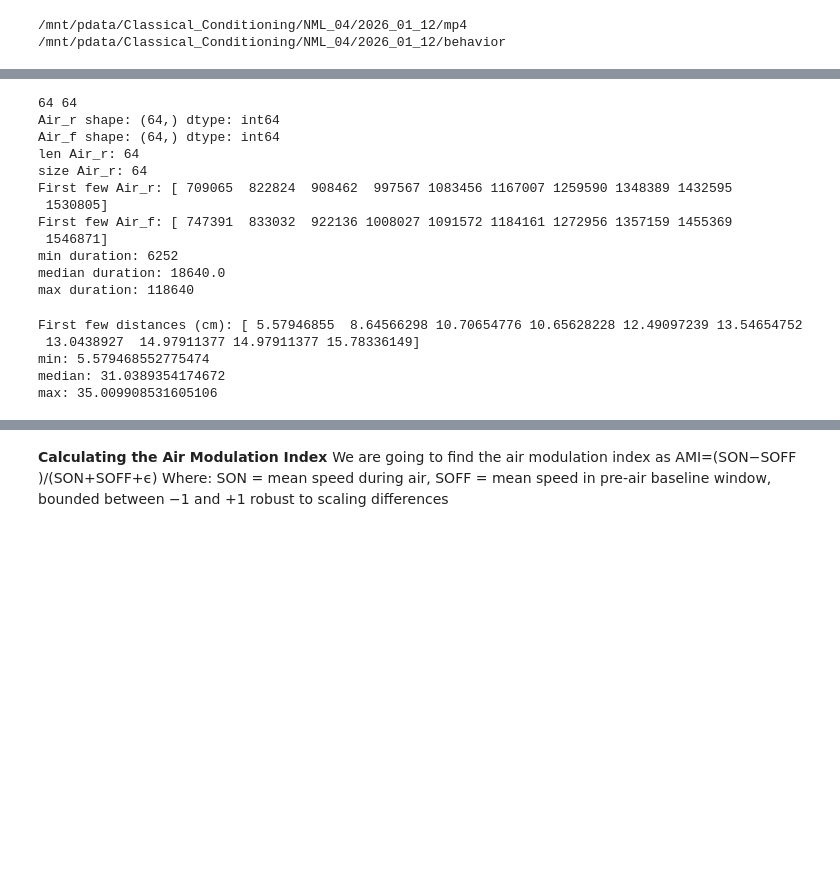
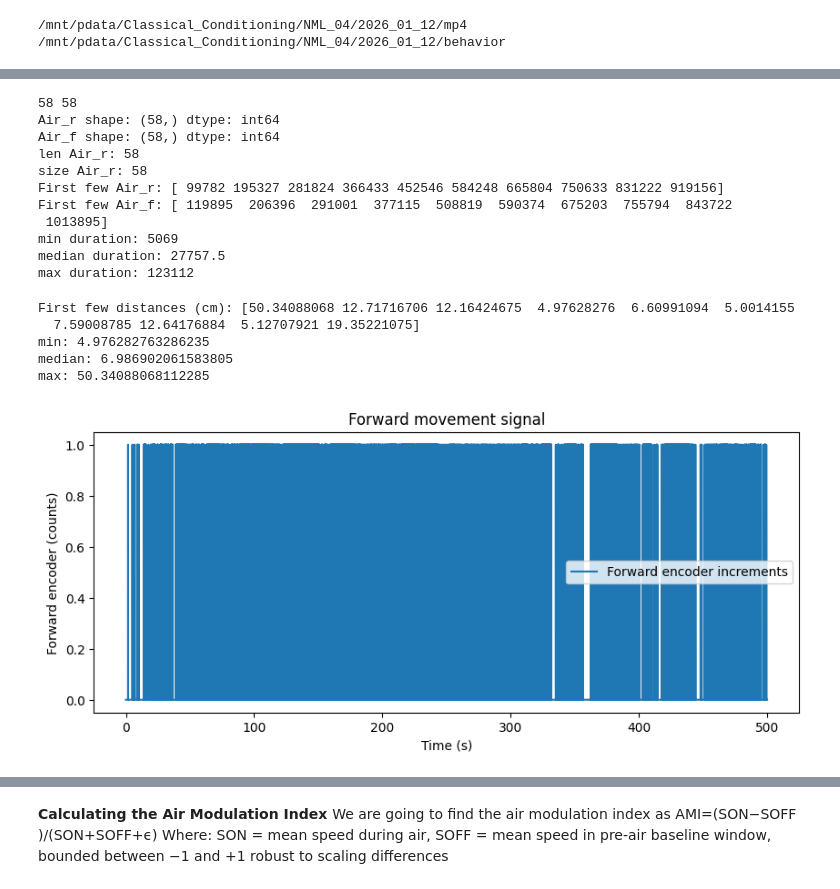
Before and after one commit to neuromomentumlab/Classical_Conditioning_Air_Wheel, a Jupyter notebook: Python/notebooks/main_runner.ipynb, the cells around one changed output, grey strips where cells are left out. Saved outputs shown, nothing was run; the diff lists cells and outputs as text; code cells hidden in the pictures; blank space fills up the shorter version.

```diff
--- a/Python/notebooks/main_runner.ipynb
+++ b/Python/notebooks/main_runner.ipynb
@@ -146,12 +118,12 @@ results = pbs.process_cc_data(
     overwrite=False,
 )
 # %%
-b = results["NML_04"]["2026_01_16"]
+b = results["NML_04"]["2026_01_12"]
 
 # print(b["speed_net_cms"][:10])
 print(len(b["Air_r"]), len(b["Air_f"]))
 
-b = results["NML_04"]["2026_01_16"]
+b = results["NML_04"]["2026_01_12"]
 
 print("Air_r shape:", np.asarray(b["Air_r"]).shape, "dtype:", np.asarray(b["Air_r"]).dtype)
 print("Air_f shape:", np.asarray(b["Air_f"]).shape, "dtype:", np.asarray(b["Air_f"]).dtype)
@@ -169,24 +141,25 @@ print("min duration:", durations.min())
 print("median duration:", np.median(durations))
 print("max duration:", durations.max())
 # %% [output]
-64 64
-Air_r shape: (64,) dtype: int64
-Air_f shape: (64,) dtype: int64
-len Air_r: 64
-size Air_r: 64
-First few Air_r: [ 709065  822824  908462  997567 1083456 1167007 1259590 1348389 1432595
- 1530805]
-First few Air_f: [ 747391  833032  922136 1008027 1091572 1184161 1272956 1357159 1455369
- 1546871]
-min duration: 6252
-median duration: 18640.0
-max duration: 118640
+58 58
+Air_r shape: (58,) dtype: int64
+Air_f shape: (58,) dtype: int64
+len Air_r: 58
+size Air_r: 58
+First few Air_r: [ 99782 195327 281824 366433 452546 584248 665804 750633 831222 919156]
+First few Air_f: [ 119895  206396  291001  377115  508819  590374  675203  755794  843722
+ 1013895]
+min duration: 5069
+median duration: 27757.5
+max duration: 123112
 # %%
-b = results["NML_04"]["2026_01_14"]
+b = results["NML_04"]["2026_01_13"]
 
 Air_r = b["Air_r"]
 Air_f = b["Air_f"]
-dist = b["dist_net_cm"]   # IMPORTANT: use path distance
+dist = b["dist_path_cm"]   # IMPORTANT: use path distance
+
+# dist = b["trial_forward_cm"]   # IMPORTANT: use path distance
 
 trial_dist_cm = dist[Air_f] - dist[Air_r]
 
@@ -195,8 +168,38 @@ print("min:", trial_dist_cm.min())
 print("median:", np.median(trial_dist_cm))
 print("max:", trial_dist_cm.max())
 # %% [output]
-First few distances (cm): [ 5.57946855  8.64566298 10.70654776 10.65628228 12.49097239 13.54654752
- 13.0438927  14.97911377 14.97911377 15.78336149]
-min: 5.579468552775474
-median: 31.0389354174672
-max: 35.009908531605106
+First few distances (cm): [50.34088068 12.71716706 12.16424675  4.97628276  6.60991094  5.0014155
+  7.59008785 12.64176884  5.12707921 19.35221075]
+min: 4.976282763286235
+median: 6.986902061583805
+max: 50.34088068112285
+# %%
+
+enc = b["encoderCount"].astype(float)
+fs  = b["fs"]
+
+# encoder increments
+dEnc = np.diff(enc, prepend=enc[0])
+
+# Arduino behavior: clamp negatives to zero
+dEnc_forward = np.maximum(dEnc, 0)
+fig, ax = plt.subplots(figsize=(10, 4))
+
+t = b["t"]
+air = b["air_bin"].astype(float)
+
+# --- time window ---
+tlim = (0, 500)
+mask = (t >= tlim[0]) & (t <= tlim[1])
+
+t_plot = t[mask]
+dEnc_plot = dEnc_forward[mask]
+
+ax.plot(t_plot, dEnc_plot, label="Forward encoder increments")
+ax.set_xlabel("Time (s)")
+ax.set_ylabel("Forward encoder (counts)")
+ax.set_title("Forward movement signal")
+ax.legend()
+plt.show()
+# %% [output]
+[figure, added]
```
Also changed, not shown: parts of 7 cells of this notebook, 3 other files.
